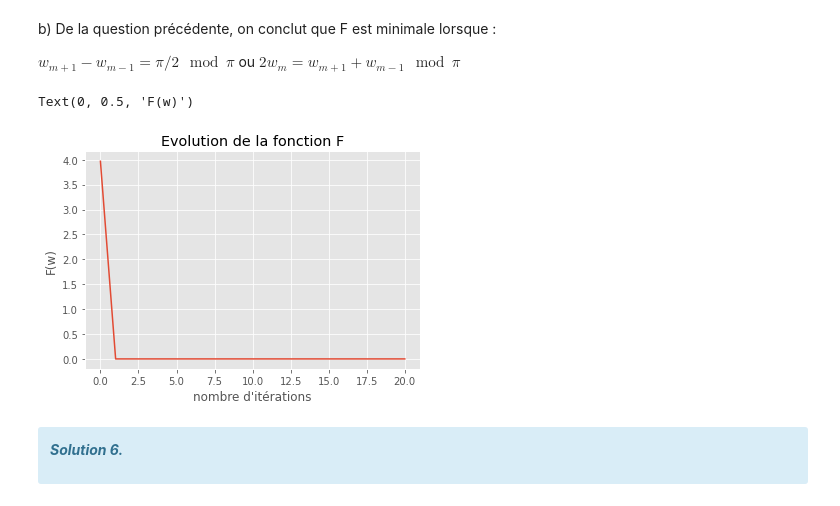
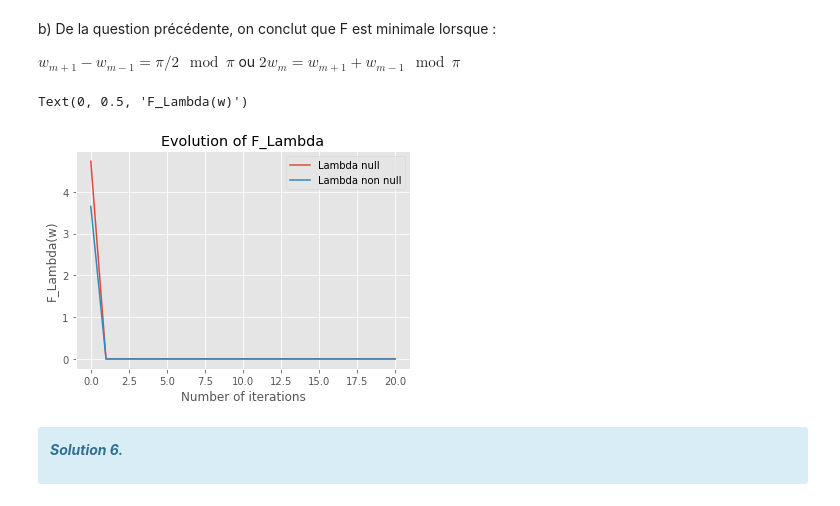
Before and after one commit to heez77/g3_optimisation, a Jupyter notebook: TP4_Gradient_stochastique_et_regularisation_l1.ipynb, the cells around one changed output. Saved outputs shown, nothing was run; the diff lists cells and outputs as text; code cells hidden in the pictures.

```diff
--- a/TP4_Gradient_stochastique_et_regularisation_l1.ipynb
+++ b/TP4_Gradient_stochastique_et_regularisation_l1.ipynb
@@ -696,7 +696,7 @@ E = [(F(w) + Lambda*ln.norm(w, ord=1))]
 # La liste NZ pour stocker le nombre d'éléments nons nuks des w^k.
 NZ = [count_non_zeros(w)]
 # %%
-def ISTA(Lambda,Nitermax):
+def ISTA(F, GradF, Lambda, Nitermax):
     # Initialisation
     w = .5*nprd.random(N) - .25
     niter=0
@@ -795,16 +792,19 @@ $w_{m+1} - w_{m-1} = \pi/2 \mod \pi$ ou $2w_m = w_{m+1} + w_{m-1} \mod \pi$
 F = lambda w : np.sum( np.sin(w - np.roll(w,1))**2 )
 GradF = lambda w : 2*np.sin(2*w - np.roll(w,1) - np.roll(w,-1))*np.cos(np.roll(w,1)                                                                   - np.roll(w,-1))
 # %%
-(Fv,E,NZ,W, count_iter)=ISTA(Lambda=1.1,Nitermax=20)
-plt.style.use("ggplot")
+(Fv_0,E_0,NZ_0,W_0, count_iter_0)=ISTA(F, GradF, Lambda=0,Nitermax=20)
+(Fv,E,NZ,W, count_iter)=ISTA(F, GradF, Lambda=1,Nitermax=20)
+
 plt.figure()
-plt.plot(Fv)
-plt.title('Evolution de la fonction F')
-plt.xlabel("nombre d'itérations")
-plt.ylabel("F(w)")
+plt.plot(Fv_0, label="Lambda null")
+plt.plot(Fv, label="Lambda non null")
+plt.title('Evolution of F_Lambda')
+plt.legend()
+plt.xlabel("Number of iterations")
+plt.ylabel("F_Lambda(w)")
 # %% [output]
-Text(0, 0.5, 'F(w)')
+Text(0, 0.5, 'F_Lambda(w)')
-[figure, old version]
+[figure, new version]
 # %% [markdown]
 <div class="alert alert-block alert-info" style="margin-top: 0px">
 
```
Also changed, not shown: parts of 13 cells of this notebook.
